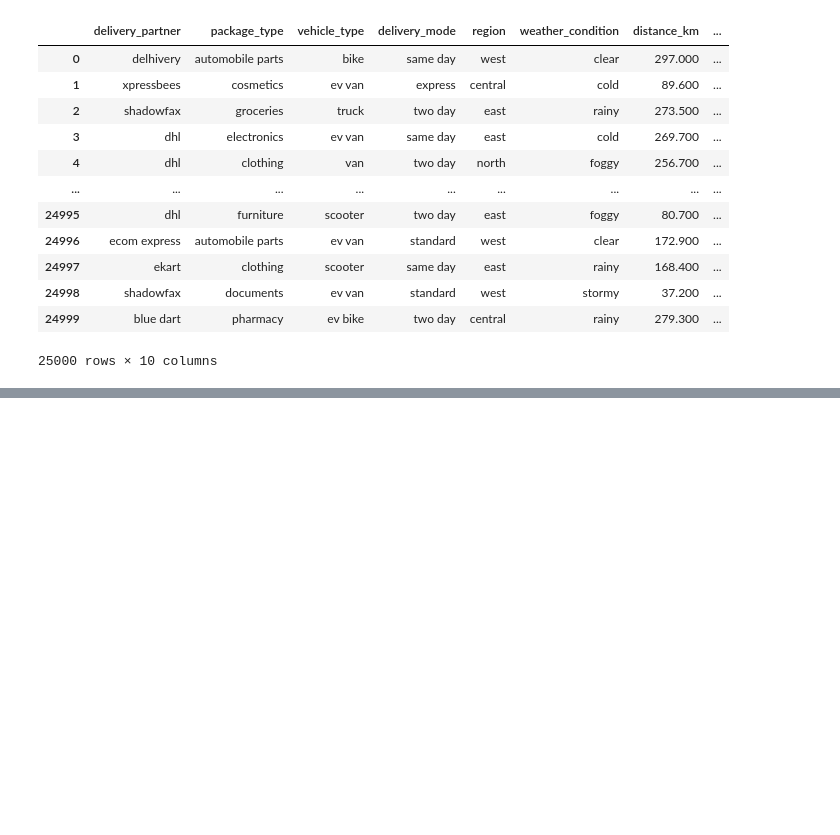
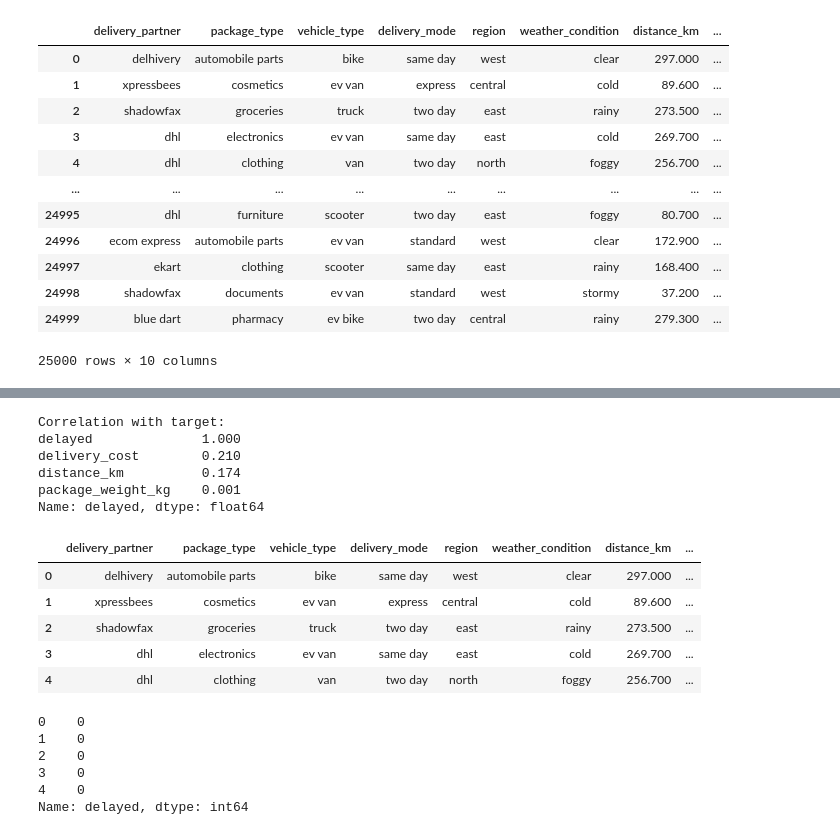
Before and after one commit to kaflebiplob/machine_learning_practice, a Jupyter notebook: notebooks/delivery_delay_prediction.ipynb, the cells around one changed output, grey strips where cells are left out. Drawn from its saved outputs; the diff is of its cells as text; code cells hidden in the pictures; blank space fills up the shorter version.

```diff
--- a/notebooks/delivery_delay_prediction.ipynb
+++ b/notebooks/delivery_delay_prediction.ipynb
@@ -197,0 +256,29 @@ Categorical Column ['delivery_partner', 'package_type', 'vehicle_type', 'deliver
+# %%
+corr_with_target = df[num_cols].corr()[TARGET_COLUMN].sort_values(ascending=False)
+print("\nCorrelation with target:")
+print(corr_with_target)
+# %% [output]
+Correlation with target:
+delayed              1.000
+delivery_cost        0.210
+distance_km          0.174
+package_weight_kg    0.001
+Name: delayed, dtype: float64
+# %%
+X.head()
+# %% [output]
+|  | delivery_partner | package_type | vehicle_type | delivery_mode | region | weather_condition | distance_km | ... |
+| 0 | delhivery | automobile parts | bike | same day | west | clear | 297.000 | ... |
+| 1 | xpressbees | cosmetics | ev van | express | central | cold | 89.600 | ... |
+| 2 | shadowfax | groceries | truck | two day | east | rainy | 273.500 | ... |
+| 3 | dhl | electronics | ev van | same day | east | cold | 269.700 | ... |
+| 4 | dhl | clothing | van | two day | north | foggy | 256.700 | ... |
+# %%
+y.head()
+# %% [output]
+0    0
+1    0
+2    0
+3    0
+4    0
+Name: delayed, dtype: int64
```
Also changed, not shown: parts of 9 cells of this notebook.
